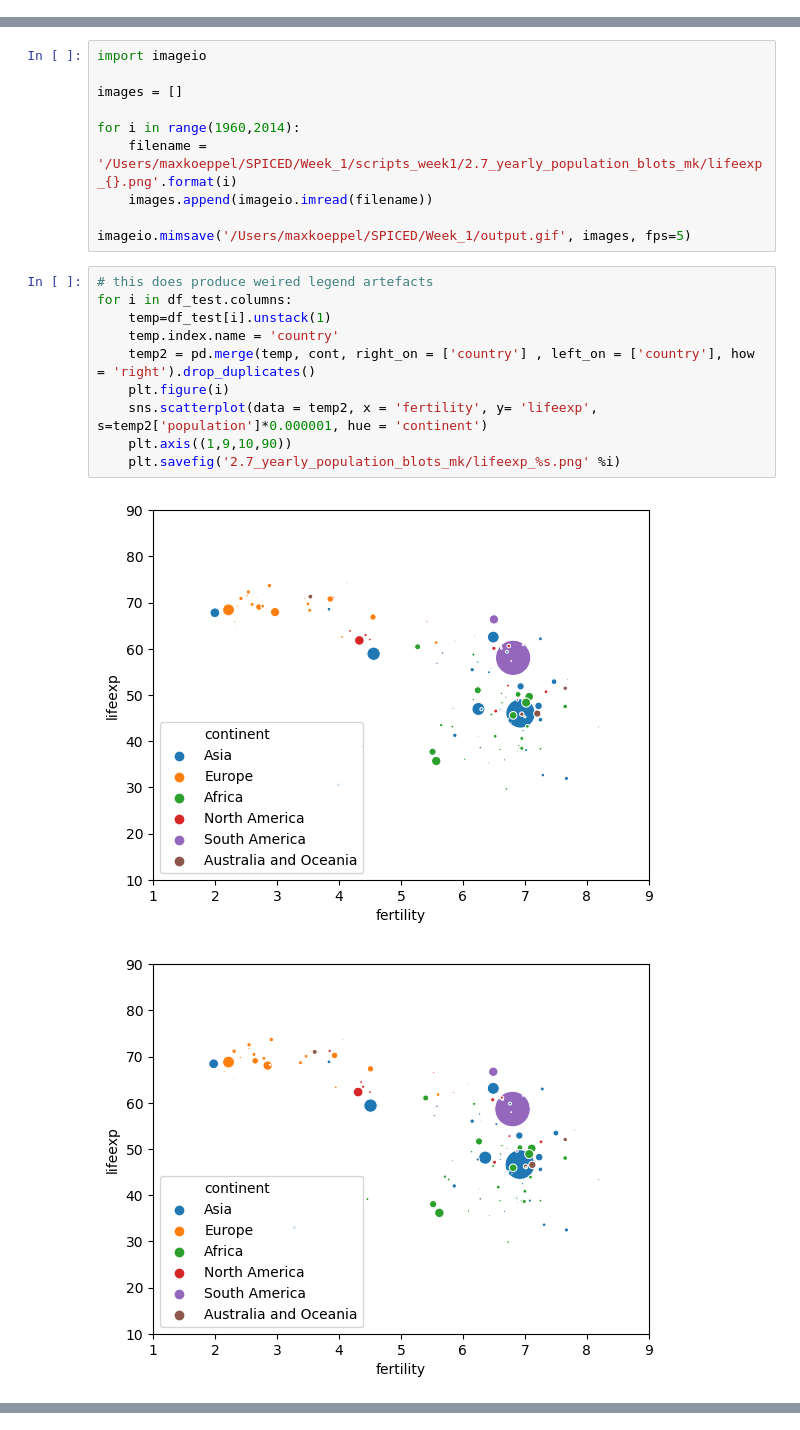
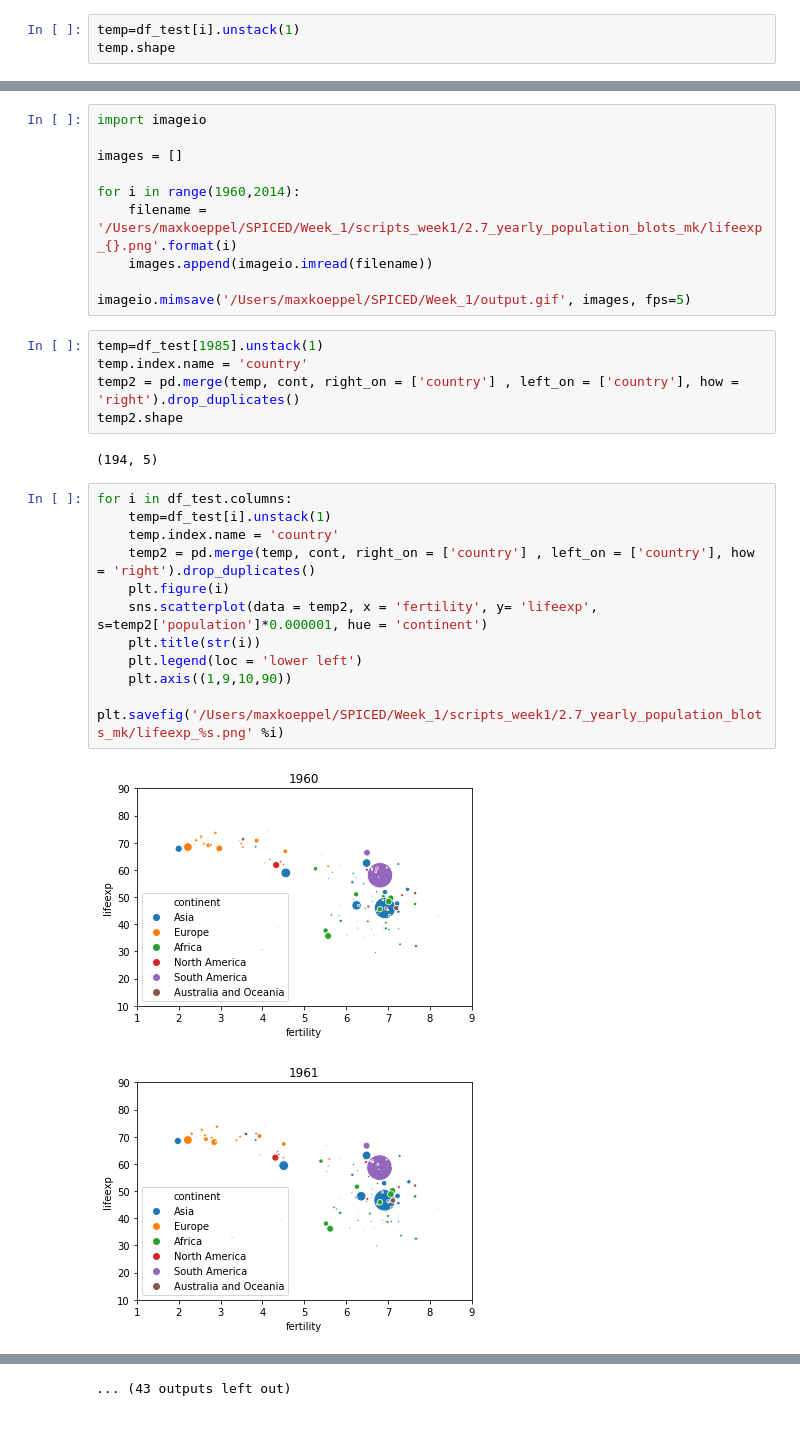
Before and after one commit to mkoeppel/SPICED_Weekly_Projects, a Jupyter notebook: week_1/animated_plot_exercise_mk.ipynb, the cells around one changed output, grey strips where cells are left out. Saved outputs shown, nothing was run; the diff lists cells and outputs as text.

```diff
--- a/week_1/animated_plot_exercise_mk.ipynb
+++ b/week_1/animated_plot_exercise_mk.ipynb
@@ -168,2 +147,5 @@ cmap = plt.get_cmap('tab20', lut = len(temp)).colors # improving graphics by col
 # %% [markdown]
 the following for-loop takes as input each of the columns given in the selected dataframe and performs the indiviudal operations done before, just on temporary files, that is select each column, unstack it on the index-level 1, generate the plot as detailed above. Then it is saved under with the year in its name given as placeholder '%s' in the appropriate folder.
+# %%
+temp=df_test[i].unstack(1)
+temp.shape
@@ -198,16 +168,24 @@ for i in range(1960,2014):
     images.append(imageio.imread(filename))
 
 imageio.mimsave('/Users/maxkoeppel/SPICED/Week_1/output.gif', images, fps=5)
+# %%
+temp=df_test[1985].unstack(1)
+temp.index.name = 'country'
+temp2 = pd.merge(temp, cont, right_on = ['country'] , left_on = ['country'], how = 'right').drop_duplicates()
+temp2.shape
+# %% [output]
+(194, 5)
 # %%
-# this does produce weired legend artefacts
 for i in df_test.columns:
     temp=df_test[i].unstack(1)
     temp.index.name = 'country'
     temp2 = pd.merge(temp, cont, right_on = ['country'] , left_on = ['country'], how = 'right').drop_duplicates()
     plt.figure(i)
     sns.scatterplot(data = temp2, x = 'fertility', y= 'lifeexp', s=temp2['population']*0.000001, hue = 'continent')
+    plt.title(str(i))
+    plt.legend(loc = 'lower left')
     plt.axis((1,9,10,90))
-    plt.savefig('2.7_yearly_population_blots_mk/lifeexp_%s.png' %i)
+    plt.savefig('/Users/maxkoeppel/SPICED/Week_1/scripts_week1/2.7_yearly_population_blots_mk/lifeexp_%s.png' %i)
 # %% [output]
-[figure, old version]
+[figure, new version]
-[figure, old version]
+[figure, new version]
@@ -215,0 +202 @@ for i in df_test.columns:
+... (43 outputs left out)
```
Also changed, not shown: parts of 12 cells of this notebook, 1 other file.
